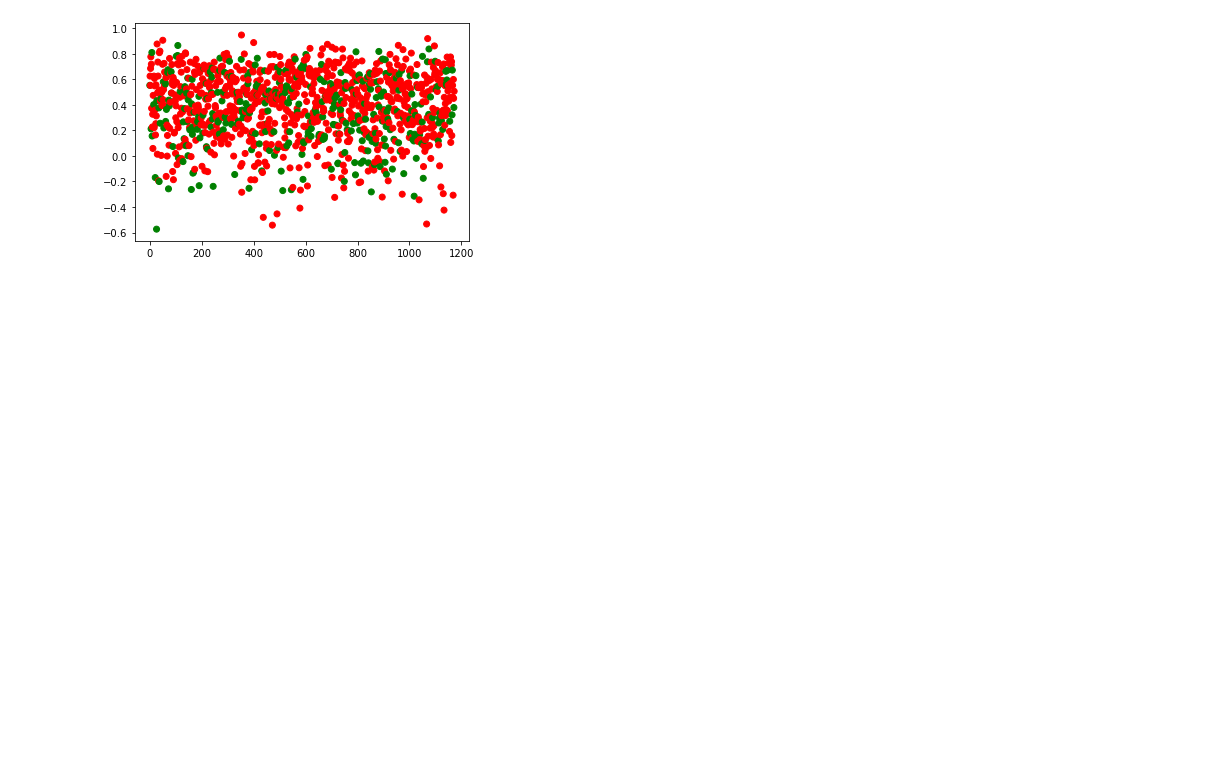
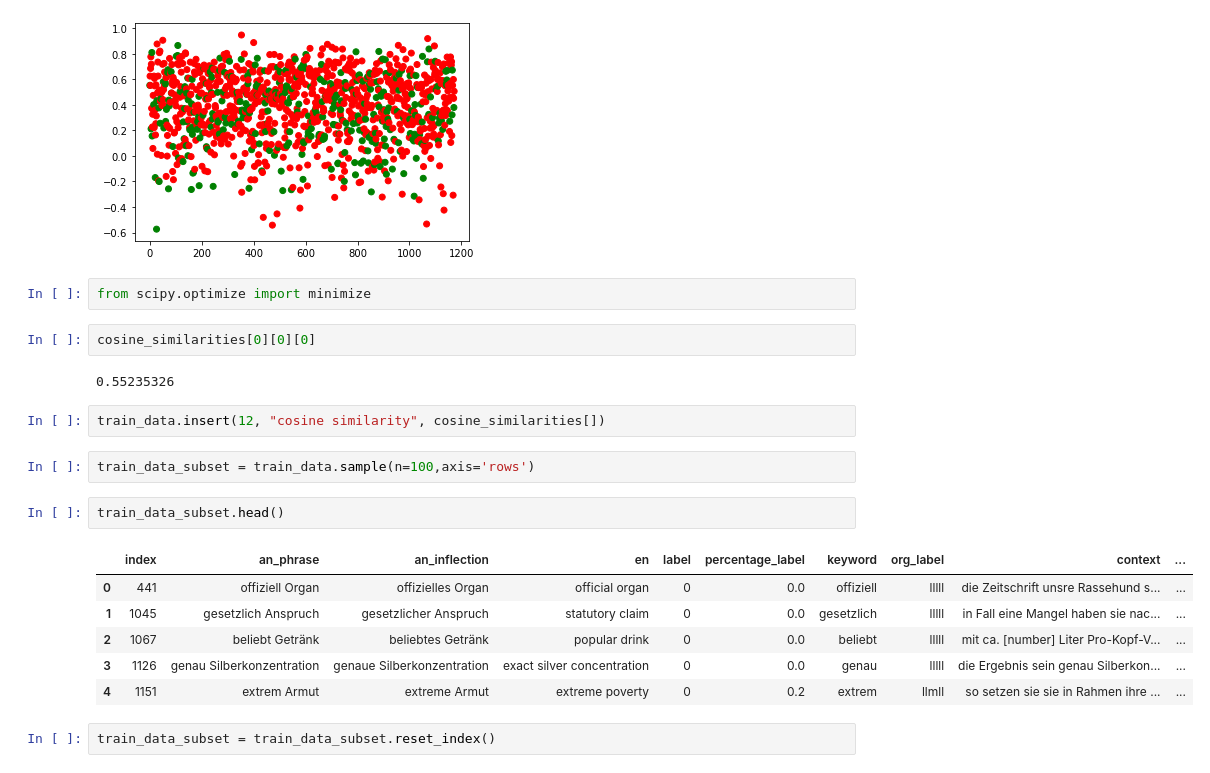
Before and after one commit to Shivalid/Figurative-Language-Resolution, a Jupyter notebook: Figurative Language Resolution.ipynb, the cells around one changed output. Cells and saved outputs as stored; diff of their text form; blank space fills up the shorter version.

```diff
--- a/Figurative Language Resolution.ipynb
+++ b/Figurative Language Resolution.ipynb
@@ -225,3 +229,24 @@ plt.scatter(range(len(cosine_similarities)), cosine_similarities, color=color)
 # %% [output]
 <matplotlib.collections.PathCollection at 0x...>
 [figure]
+# %%
+from scipy.optimize import minimize
+# %%
+cosine_similarities[0][0][0]
+# %% [output]
+0.55235326
+# %%
+train_data.insert(12, "cosine similarity", cosine_similarities[])
+# %%
+train_data_subset = train_data.sample(n=100,axis='rows')
+# %%
+train_data_subset.head()
+# %% [output]
+|  | index | an_phrase | an_inflection | en | label | percentage_label | keyword | org_label | context | ... |
+| 0 | 441 | offiziell Organ | offizielles Organ | official organ | 0 | 0.0 | offiziell | lllll | die Zeitschrift unsre Rassehund s... | ... |
+| 1 | 1045 | gesetzlich Anspruch | gesetzlicher Anspruch | statutory claim | 0 | 0.0 | gesetzlich | lllll | in Fall eine Mangel haben sie nac... | ... |
+| 2 | 1067 | beliebt Getränk | beliebtes Getränk | popular drink | 0 | 0.0 | beliebt | lllll | mit ca. [number] Liter Pro-Kopf-V... | ... |
+| 3 | 1126 | genau Silberkonzentration | genaue Silberkonzentration | exact silver concentration | 0 | 0.0 | genau | lllll | die Ergebnis sein genau Silberkon... | ... |
+| 4 | 1151 | extrem Armut | extreme Armut | extreme poverty | 0 | 0.2 | extrem | llmll | so setzen sie sie in Rahmen ihre ... | ... |
+# %%
+train_data_subset = train_data_subset.reset_index()
```
Also changed, not shown: parts of 15 cells of this notebook.
